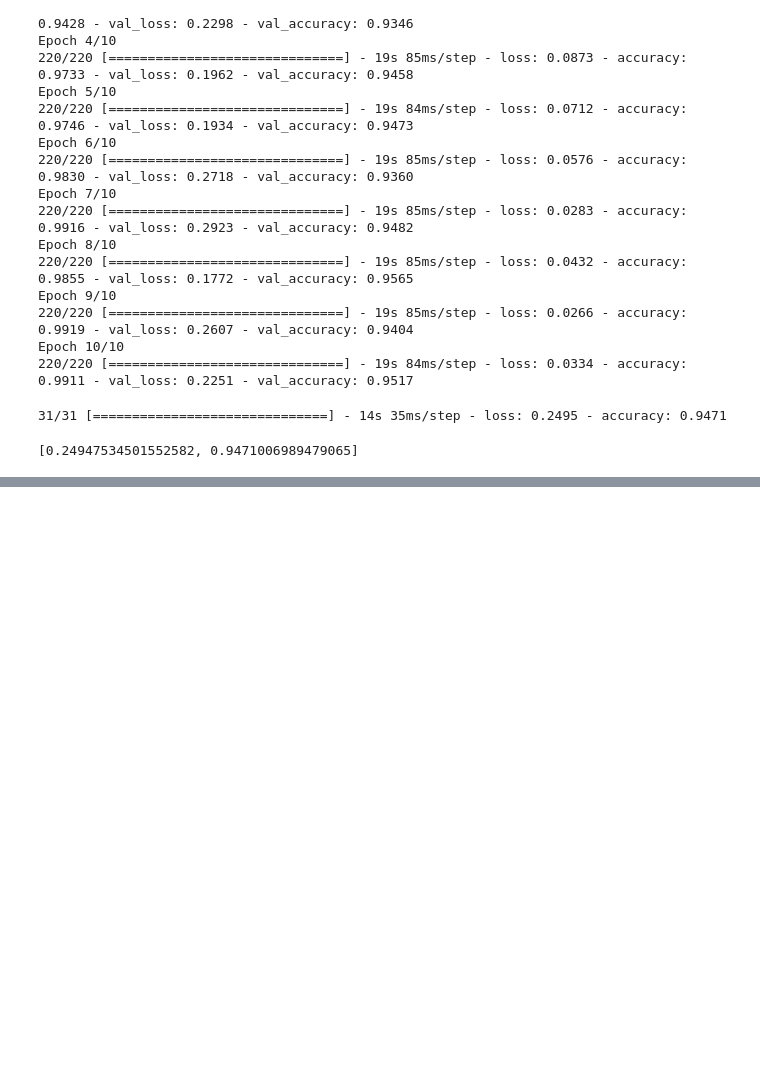
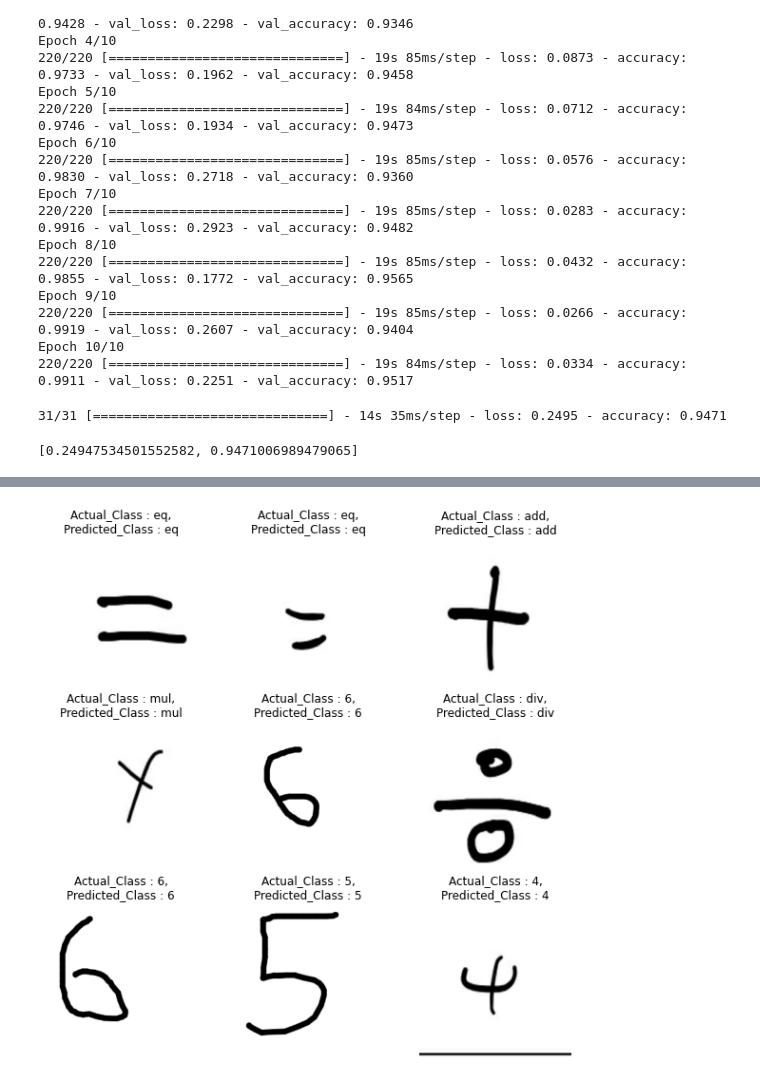
Before and after one commit to nikhil-xyz/Handwritten_Math_Operations, a Jupyter notebook: Hanadwritten_Basic_Math_Operations.ipynb, the cells around one changed output, grey strips where cells are left out. Saved outputs shown, nothing was run; the diff lists cells and outputs as text; code cells hidden in the pictures; blank space fills up the shorter version.

```diff
--- a/Hanadwritten_Basic_Math_Operations.ipynb
+++ b/Hanadwritten_Basic_Math_Operations.ipynb
@@ -154,3 +154,13 @@ model.evaluate(test)
 # %% [output]
 31/31 [==============================] - 14s 35ms/step - loss: 0.2495 - accuracy: 0.9471
 [0.24947534501552582, 0.9471006989479065]
+# %%
+plt.figure(figsize=(10,10))
+for image, labels in dataset.take(1):
+  for i in range(9):
+    ax = plt.subplot(3, 3, i+1)
+    plt.imshow(image[i].numpy().astype(int))
+    plt.axis("off")
+    result = np.argmax(model.predict(np.expand_dims(image[i], 0)))
+    plt.title(f"Actual_Class : {classes[labels[i].numpy()]},\nPredicted_Class : {classes[result]}")
+# %% [output]
@@ -156,0 +176 @@ model.evaluate(test)
+[figure, added]
```
Also changed, not shown: parts of 1 cell of this notebook.
